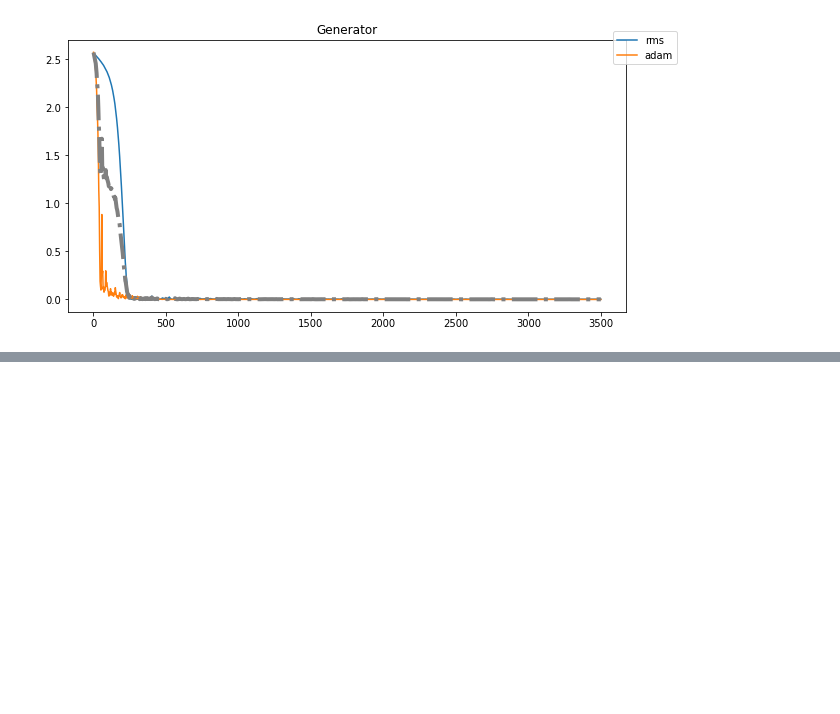
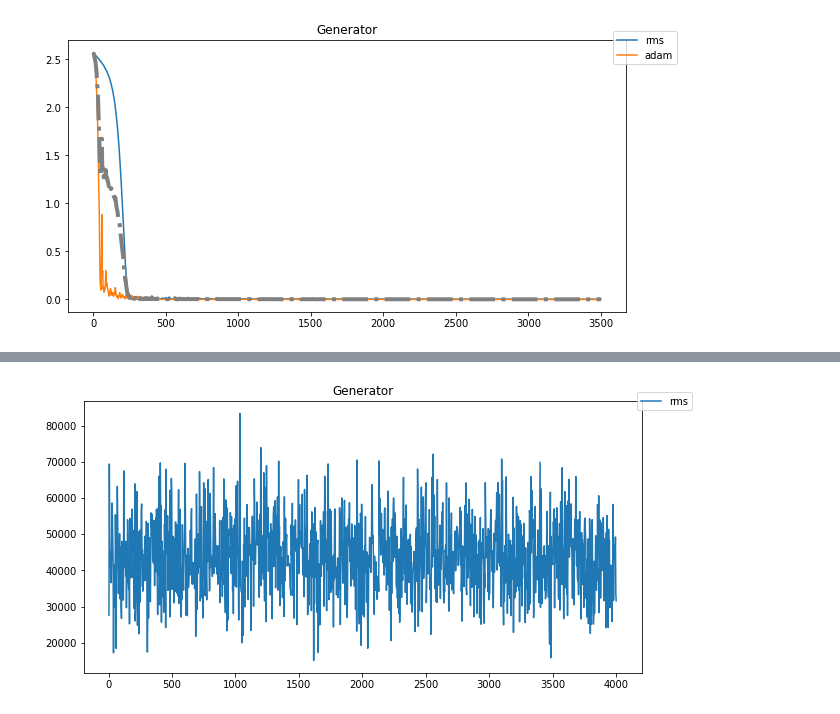
Before and after one commit to camila-ud/ciGAN, a Jupyter notebook: graphs.ipynb, the cells around one changed output, grey strips where cells are left out. Saved outputs shown, nothing was run; the diff lists cells and outputs as text; code cells hidden in the pictures; blank space fills up the shorter version.

```diff
--- a/graphs.ipynb
+++ b/graphs.ipynb
@@ -332,0 +341,4 @@ toplot(lsgan,lg,"Generator", 0)
+# %%
+toplot(lsgan,lg,"Generator", 1)
+# %% [output]
+[figure, added]
```
Also changed, not shown: parts of 14 cells of this notebook.
